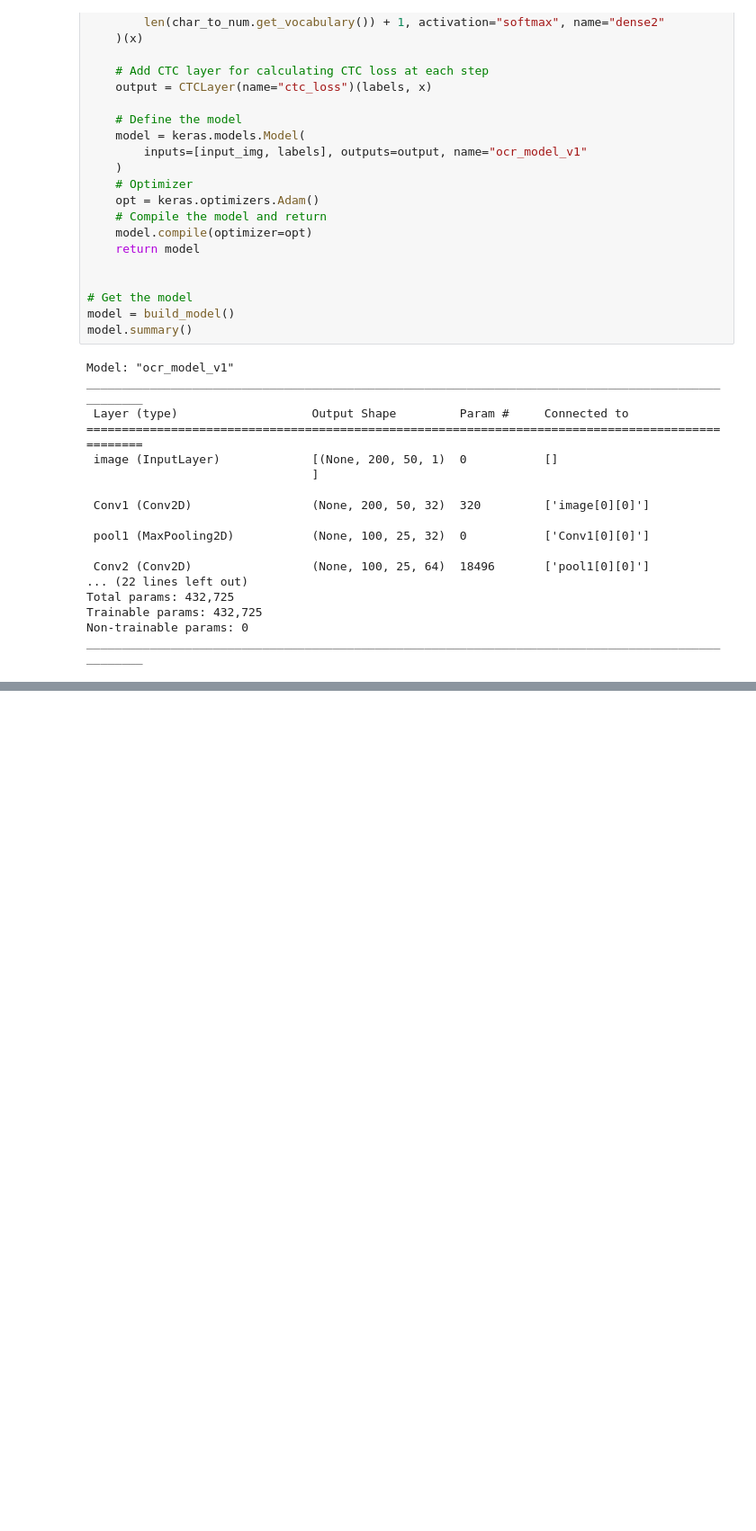
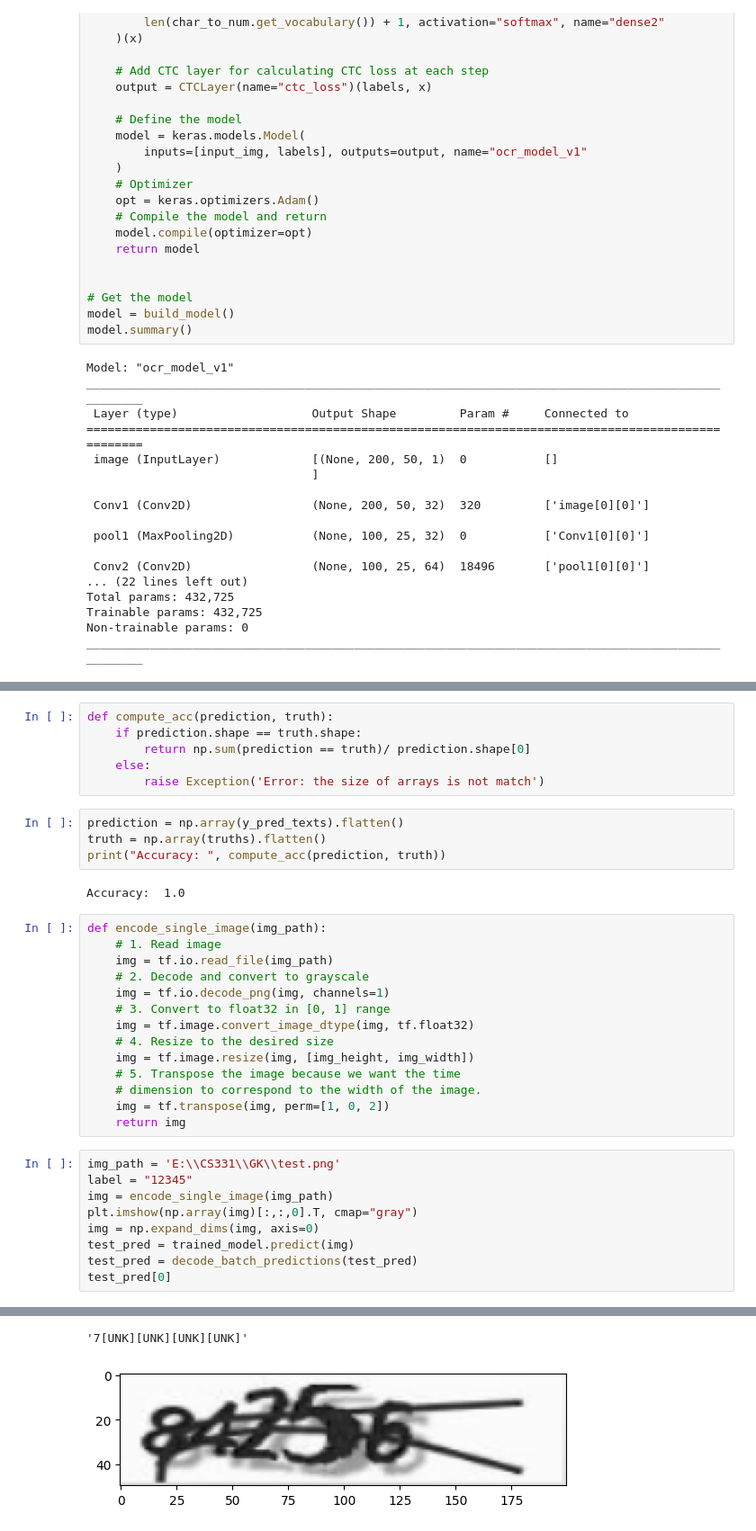
Before and after one commit to huyhuynh2210/CS331-Captcha_images, a Jupyter notebook: py.ipynb, the cells around one changed output, grey strips where cells are left out. Shown: that part at 90% size. Saved outputs shown, nothing was run; the diff lists cells and outputs as text; blank space fills up the shorter version.

Commit message:
update acc and test

```diff
--- a/py.ipynb
+++ b/py.ipynb
@@ -340,0 +365,36 @@ plt.show()
+# %%
+def compute_acc(prediction, truth):
+    if prediction.shape == truth.shape:
+        return np.sum(prediction == truth)/ prediction.shape[0]
+    else:
+        raise Exception('Error: the size of arrays is not match')
+# %%
+prediction = np.array(y_pred_texts).flatten()
+truth = np.array(truths).flatten()
+print("Accuracy: ", compute_acc(prediction, truth))
+# %% [output]
+Accuracy:  1.0
+# %%
+def encode_single_image(img_path):
+    # 1. Read image
+    img = tf.io.read_file(img_path)
+    # 2. Decode and convert to grayscale
+    img = tf.io.decode_png(img, channels=1)
+    # 3. Convert to float32 in [0, 1] range
+    img = tf.image.convert_image_dtype(img, tf.float32)
+    # 4. Resize to the desired size
+    img = tf.image.resize(img, [img_height, img_width])
+    # 5. Transpose the image because we want the time
+    # dimension to correspond to the width of the image.
+    img = tf.transpose(img, perm=[1, 0, 2])
+    return img
+# %%
+img_path = 'E:\\CS331\\GK\\test.png'
+label = "12345"
+img = encode_single_image(img_path)
+plt.imshow(np.array(img)[:,:,0].T, cmap="gray")
+img = np.expand_dims(img, axis=0)
+test_pred = trained_model.predict(img)
+test_pred = decode_batch_predictions(test_pred)
+test_pred[0]
+# %% [output]
@@ -340,0 +402,2 @@ plt.show()
+'7[UNK][UNK][UNK][UNK]'
+[figure, added]
```
Also changed, not shown: parts of 9 cells of this notebook.
